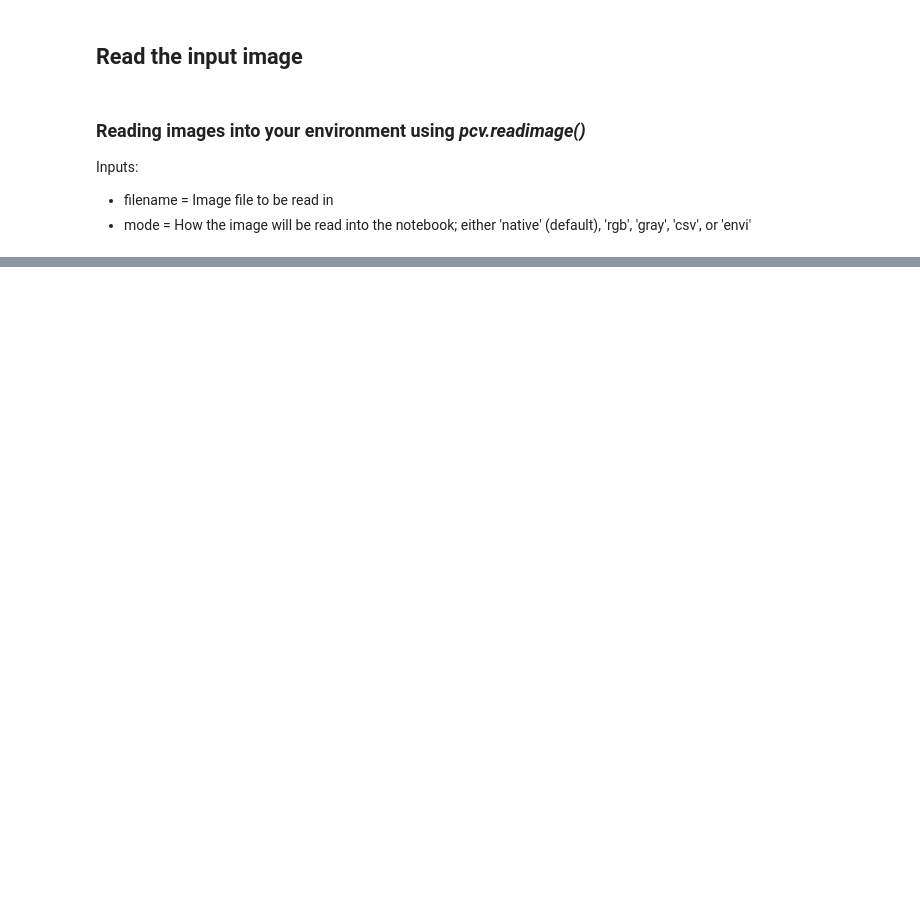
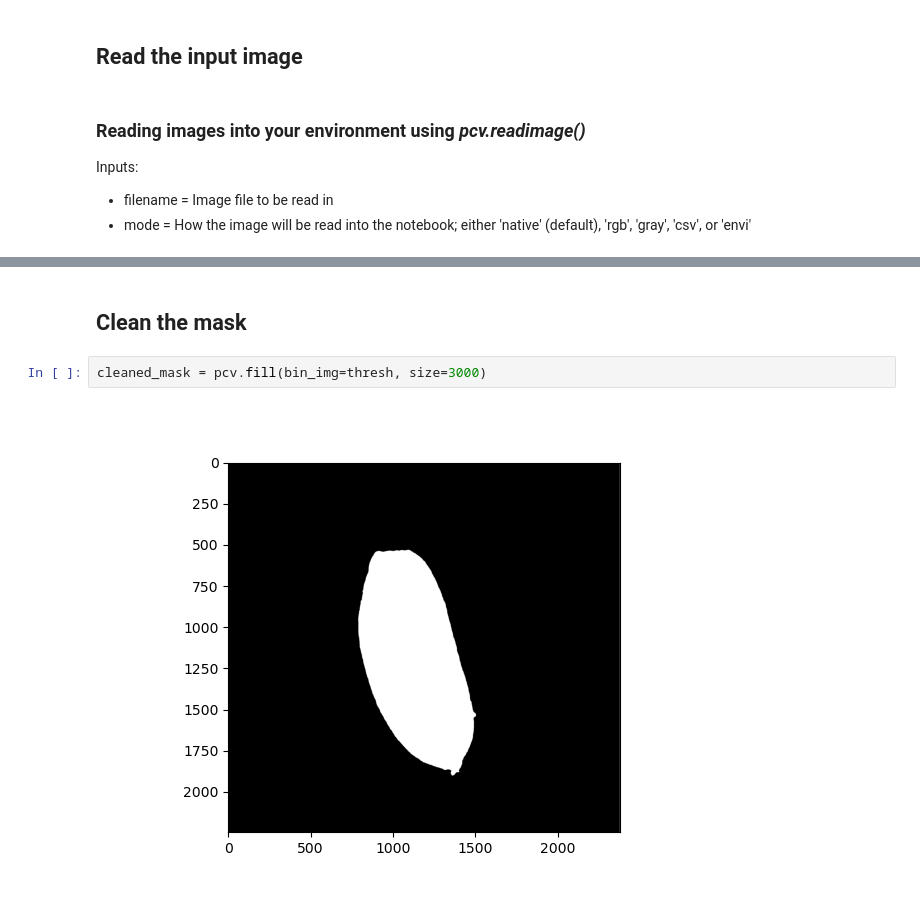
Before and after one commit to danforthcenter/plantcv-tutorial-rice-chalkiness, a Jupyter notebook: index.ipynb, the cells around one changed output, grey strips where cells are left out. Saved outputs shown, nothing was run; the diff lists cells and outputs as text; blank space fills up the shorter version.

```diff
--- a/index.ipynb
+++ b/index.ipynb
@@ -49,0 +61,6 @@ img, path, filename = pcv.readimage(filename=args.image1)
+# %% [markdown]
+## Clean the mask
+# %%
+cleaned_mask = pcv.fill(bin_img=thresh, size=3000)
+# %% [output]
+[figure, added]
```
Also changed, not shown: parts of 22 cells of this notebook.
